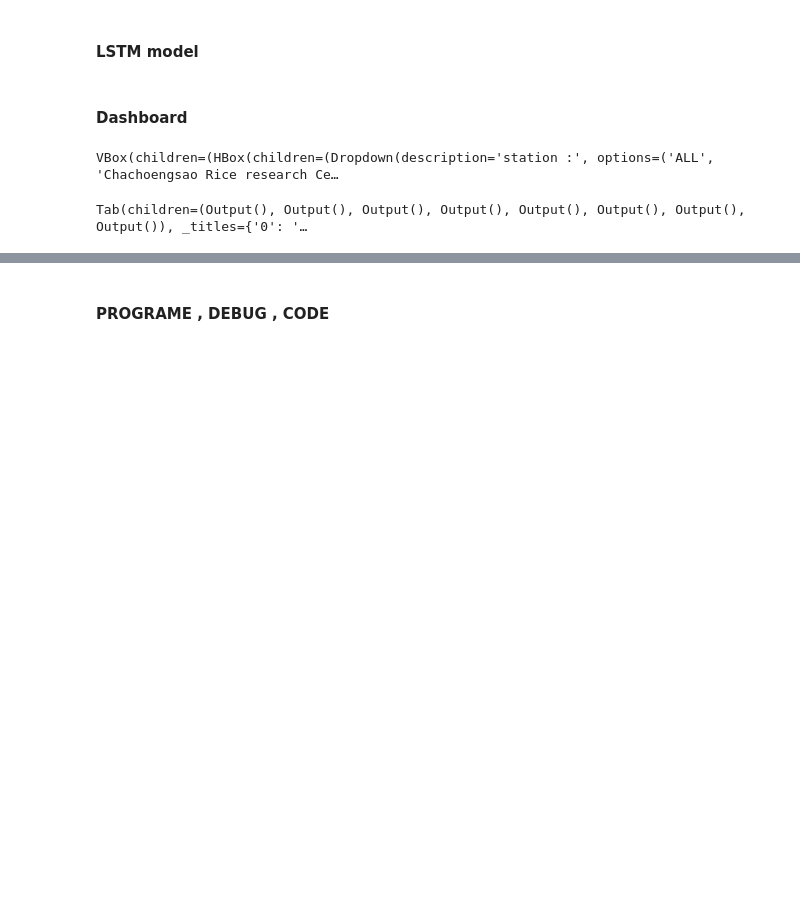
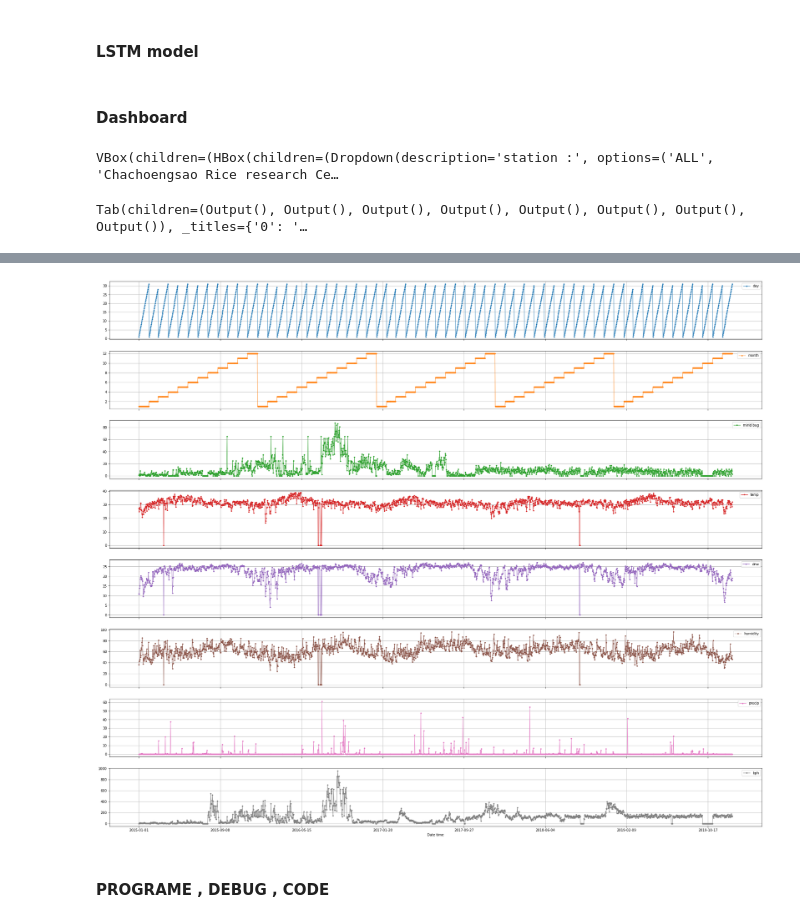
Before and after one commit to D6200763-SUT/SUT_Rice_Project_2021, a Jupyter notebook: Creat_data__Preparation_Mode.ipynb, the cells around one changed output, grey strips where cells are left out. Cells and saved outputs as stored; diff of their text form; code cells hidden in the pictures; blank space fills up the shorter version.

```diff
--- a/Creat_data__Preparation_Mode.ipynb
+++ b/Creat_data__Preparation_Mode.ipynb
@@ -830,9 +871,11 @@ display(tab_predict)
 # %%
 dataset = frames_train
-dataset.plot(lw=1,grid=True,figsize=(35,10),subplots=False,marker='.')
+dataset.plot(lw=1,grid=True,figsize=(35,30),subplots=True,marker='.')
 plt.xlabel('Date time')
 plt.legend()
 plt.show()
+# %% [output]
+[figure, added]
 # %%
 # df = frames_val.loc[frames_val['address'] == df_st['nameEng'][1]]
 
```
Also changed, not shown: parts of 5 cells of this notebook, 1 other file.
